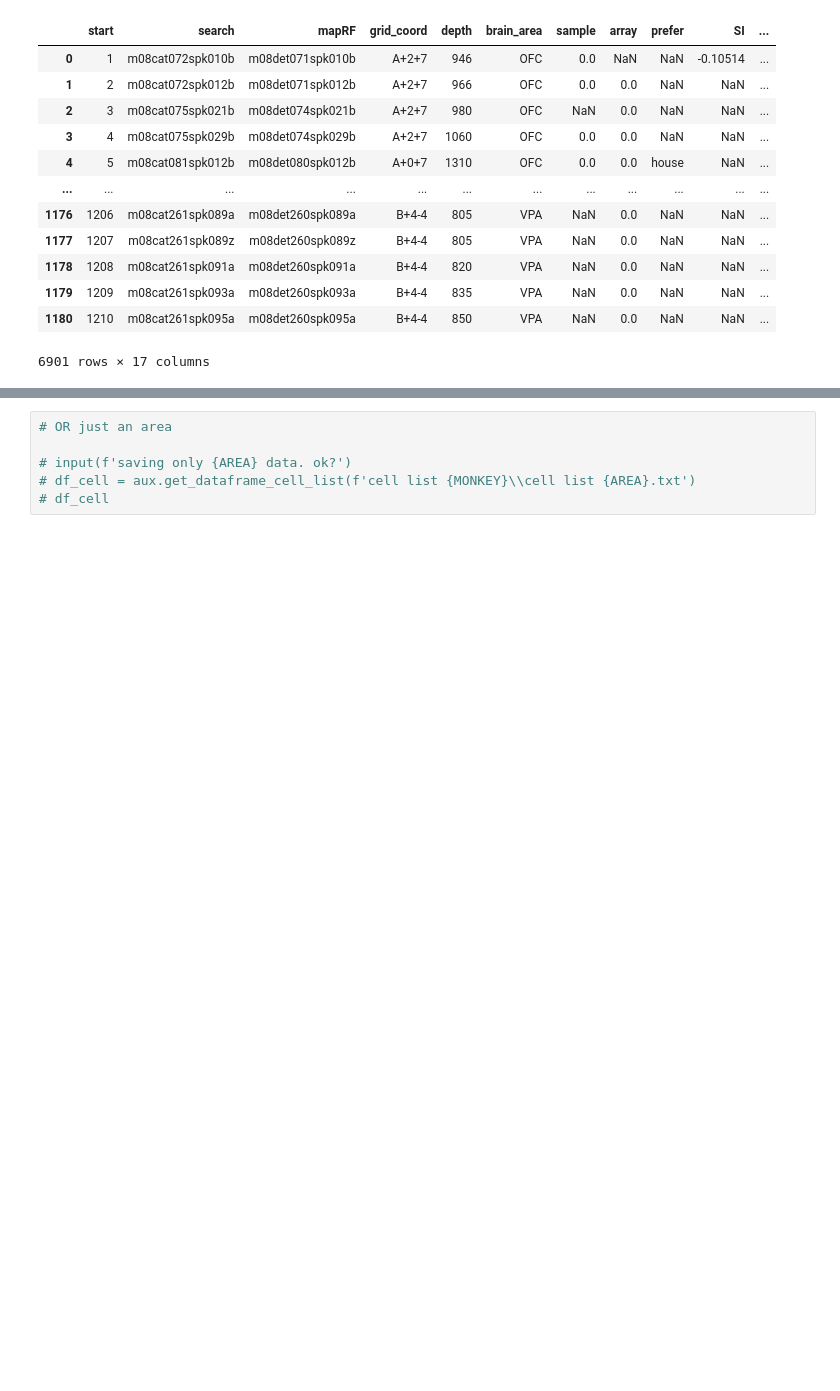
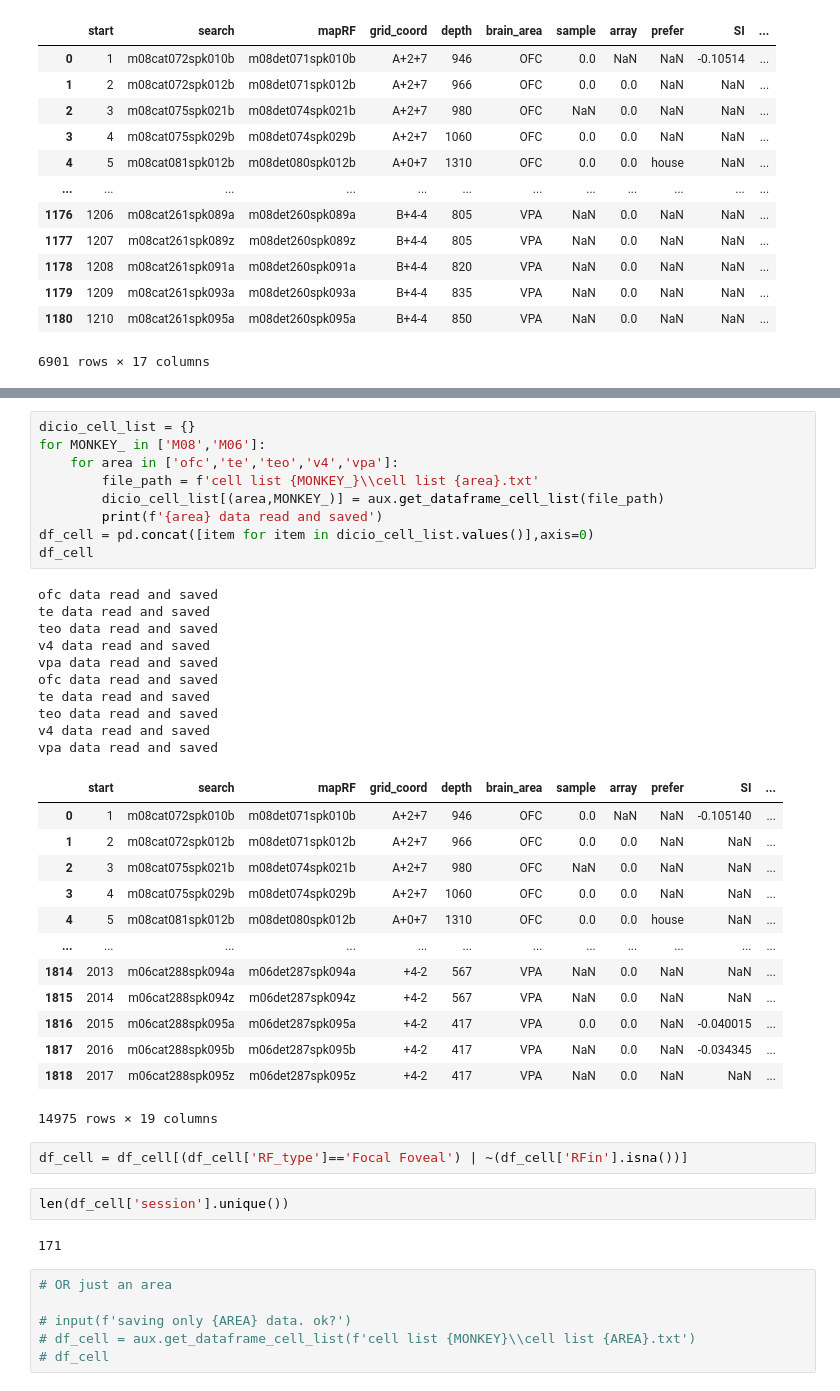
Before and after one commit to lucasdonaire/active-vision, a Jupyter notebook: create_session_data.ipynb, the cells around one changed output, grey strips where cells are left out. Drawn from its saved outputs; the diff is of its cells as text; blank space fills up the shorter version.

```diff
--- a/create_session_data.ipynb
+++ b/create_session_data.ipynb
@@ -44,3 +59,42 @@ vpa data read and saved
+# %%
+dicio_cell_list = {}
+for MONKEY_ in ['M08','M06']:
+    for area in ['ofc','te','teo','v4','vpa']:
+        file_path = f'cell list {MONKEY_}\\cell list {area}.txt'
+        dicio_cell_list[(area,MONKEY_)] = aux.get_dataframe_cell_list(file_path)
+        print(f'{area} data read and saved')
+df_cell = pd.concat([item for item in dicio_cell_list.values()],axis=0)
+df_cell
+# %% [output]
+ofc data read and saved
+te data read and saved
+teo data read and saved
+v4 data read and saved
+vpa data read and saved
+ofc data read and saved
+te data read and saved
+teo data read and saved
+v4 data read and saved
+vpa data read and saved
+|  | start | search | mapRF | grid_coord | depth | brain_area | sample | array | prefer | SI | ... |
+| 0 | 1 | m08cat072spk010b | m08det071spk010b | A+2+7 | 946 | OFC | 0.0 | NaN | NaN | -0.105140 | ... |
+| 1 | 2 | m08cat072spk012b | m08det071spk012b | A+2+7 | 966 | OFC | 0.0 | 0.0 | NaN | NaN | ... |
+| 2 | 3 | m08cat075spk021b | m08det074spk021b | A+2+7 | 980 | OFC | NaN | 0.0 | NaN | NaN | ... |
+| 3 | 4 | m08cat075spk029b | m08det074spk029b | A+2+7 | 1060 | OFC | 0.0 | 0.0 | NaN | NaN | ... |
+| 4 | 5 | m08cat081spk012b | m08det080spk012b | A+0+7 | 1310 | OFC | 0.0 | 0.0 | house | NaN | ... |
+| ... | ... | ... | ... | ... | ... | ... | ... | ... | ... | ... | ... |
+| 1814 | 2013 | m06cat288spk094a | m06det287spk094a | +4-2 | 567 | VPA | NaN | 0.0 | NaN | NaN | ... |
+| 1815 | 2014 | m06cat288spk094z | m06det287spk094z | +4-2 | 567 | VPA | NaN | 0.0 | NaN | NaN | ... |
+| 1816 | 2015 | m06cat288spk095a | m06det287spk095a | +4-2 | 417 | VPA | 0.0 | 0.0 | NaN | -0.040015 | ... |
+| 1817 | 2016 | m06cat288spk095b | m06det287spk095b | +4-2 | 417 | VPA | NaN | 0.0 | NaN | -0.034345 | ... |
+| 1818 | 2017 | m06cat288spk095z | m06det287spk095z | +4-2 | 417 | VPA | NaN | 0.0 | NaN | NaN | ... |
+14975 rows × 19 columns
+# %%
+df_cell = df_cell[(df_cell['RF_type']=='Focal Foveal') | ~(df_cell['RFin'].isna())]
+# %%
+len(df_cell['session'].unique())
+# %% [output]
+171
 # %%
 # OR just an area
 
```
Also changed, not shown: parts of 12 cells of this notebook, 1 other file.
